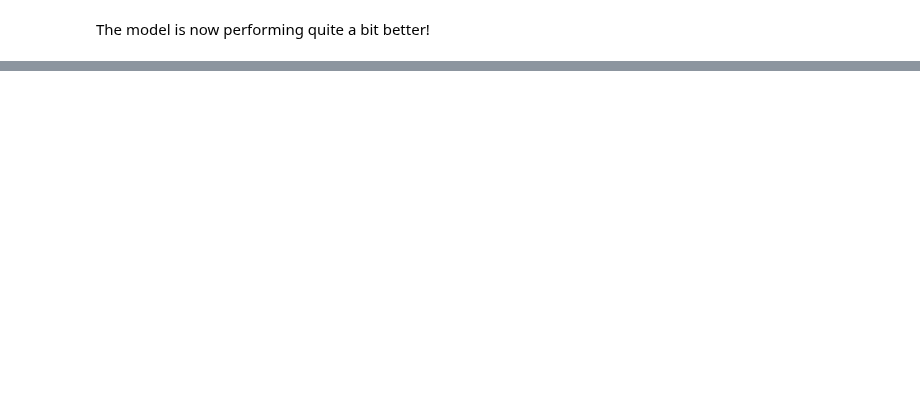
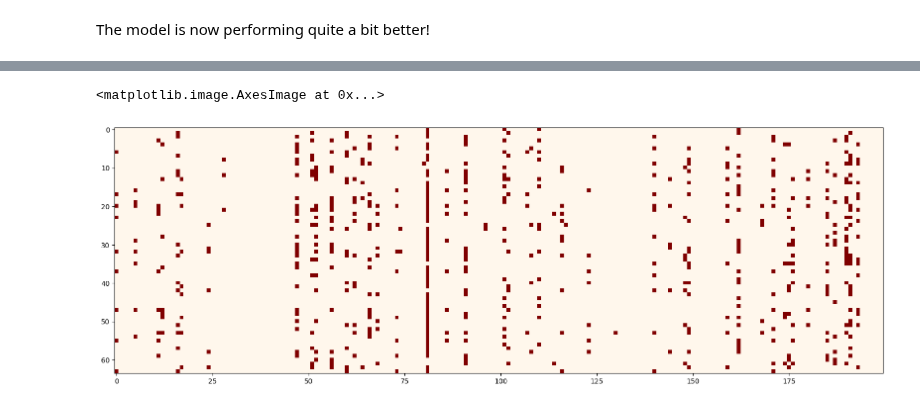
Before and after one commit to esbeneickhardt/karpathyintro, a Jupyter notebook: notebooks/Makemore/3. Diving into the internals of MLPs.ipynb, the cells around one changed output, grey strips where cells are left out. Saved outputs shown, nothing was run; the diff lists cells and outputs as text; code cells hidden in the pictures; blank space fills up the shorter version.

```diff
--- a/notebooks/Makemore/3. Diving into the internals of MLPs.ipynb
+++ b/notebooks/Makemore/3. Diving into the internals of MLPs.ipynb
@@ -942,0 +903,9 @@ valid 2.2116410732269287
+# %%
+# Imshow
+plt.figure(figsize=(20,10))
+cmap = plt.cm.OrRd
+cmap.set_bad(color='black')
+plt.imshow(h.abs() > 0.99, cmap=cmap, interpolation='nearest')
+# %% [output]
+<matplotlib.image.AxesImage at 0x...>
+[figure, added]
```
Also changed, not shown: parts of 79 cells of this notebook.
